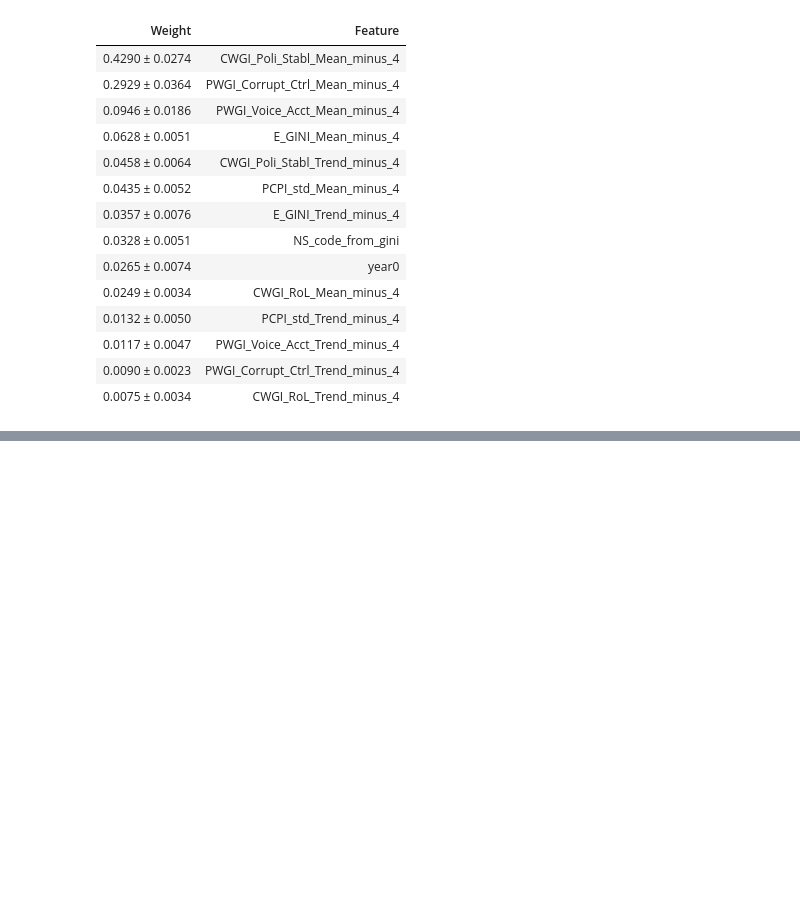
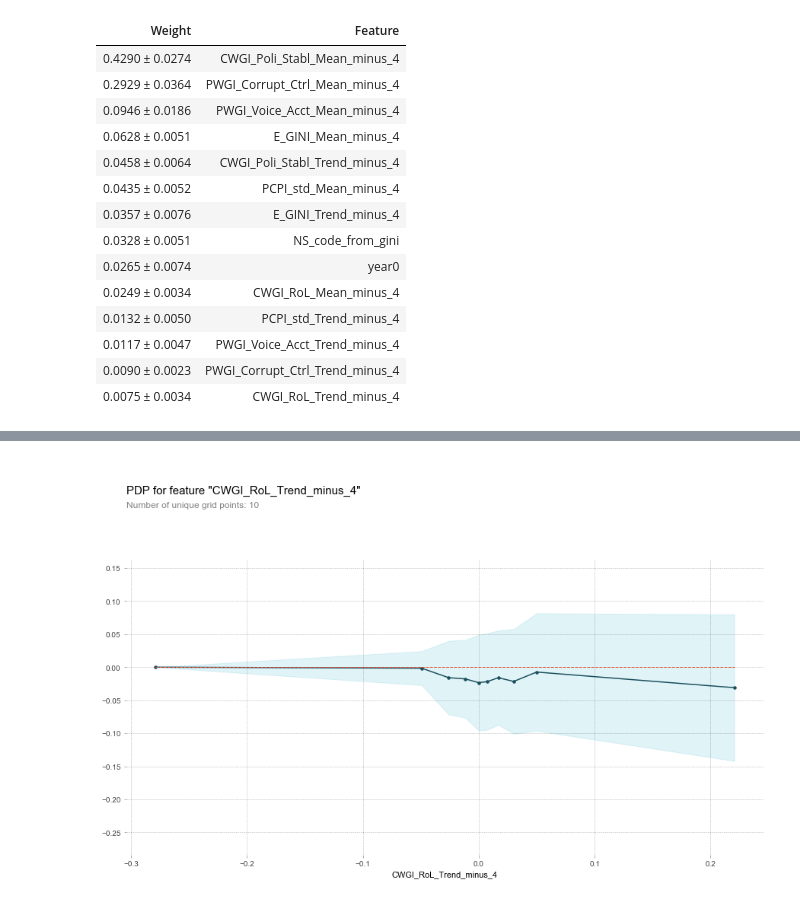
Before and after one commit to ddodds42/DS-Unit-2-Applied-Modeling, a Jupyter notebook: module3-permutation-boosting/DAVID_DODDS_LS_DS_233_assignment.ipynb, the cells around one changed output, grey strips where cells are left out. Drawn from its saved outputs; the diff is of its cells as text; code cells hidden in the pictures; blank space fills up the shorter version.

```diff
--- a/module3-permutation-boosting/DAVID_DODDS_LS_DS_233_assignment.ipynb
+++ b/module3-permutation-boosting/DAVID_DODDS_LS_DS_233_assignment.ipynb
@@ -249,0 +271,17 @@ eli5.show_weights(
+# %%
+feature1 = 'CWGI_RoL_Trend_minus_4'
+
+isolated0 = pdp_isolate(
+    model = model,
+    dataset = X_val_enc,
+    model_features = X_val_enc.columns,
+    feature = feature1
+)
+# %%
+pdp_plot(isolated0, feature_name=feature1);
+# pdp_plot(isolated0, feature_name=feature1, plot_lines=True)
+# pdp_plot(isolated0, feature_name=feature1, plot_lines=True, frac_to_plot=0.1)
+
+# plt.ylim(-0.8, 0.8);
+# %% [output]
+[figure, added]
```
Also changed, not shown: parts of 25 cells of this notebook, 1 other file.
